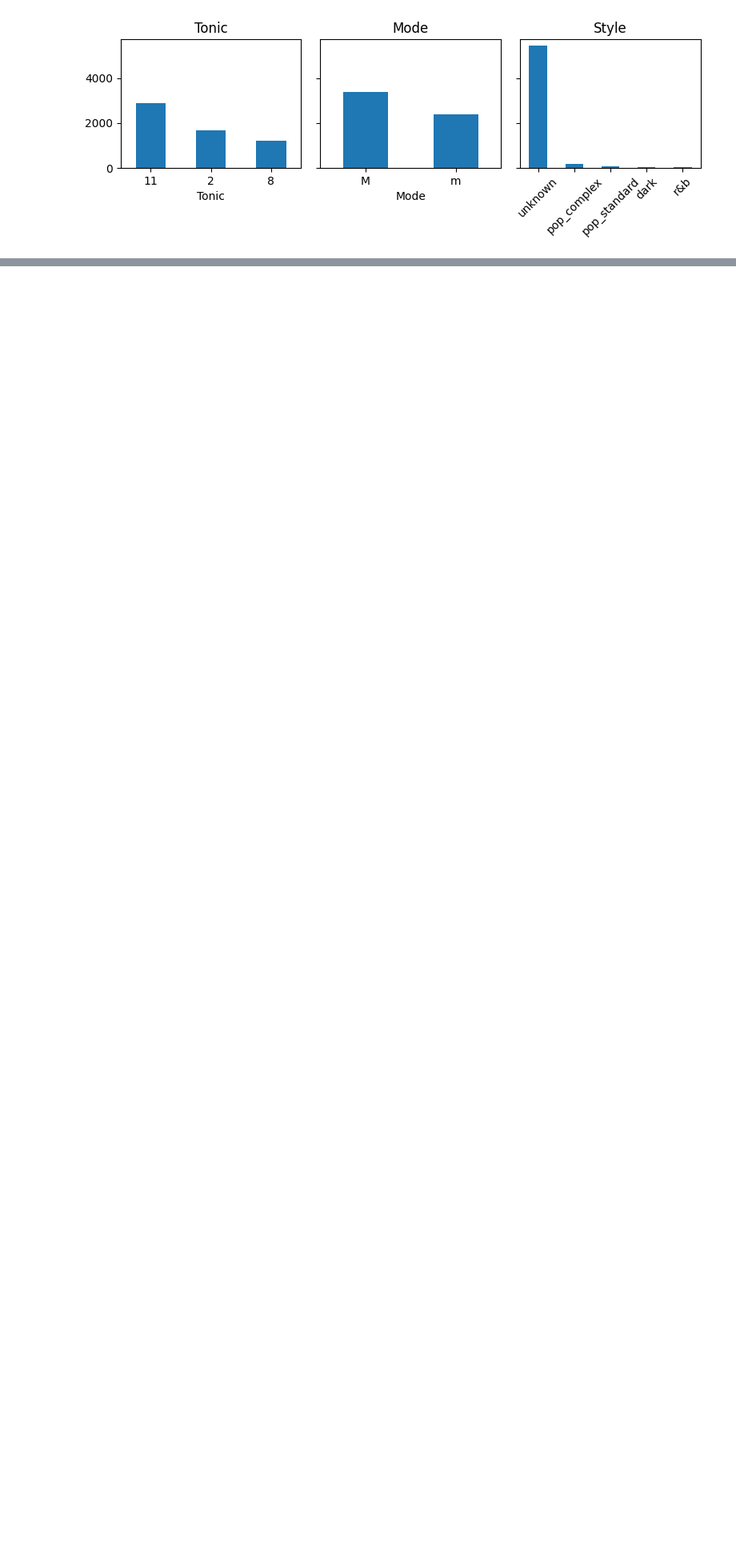
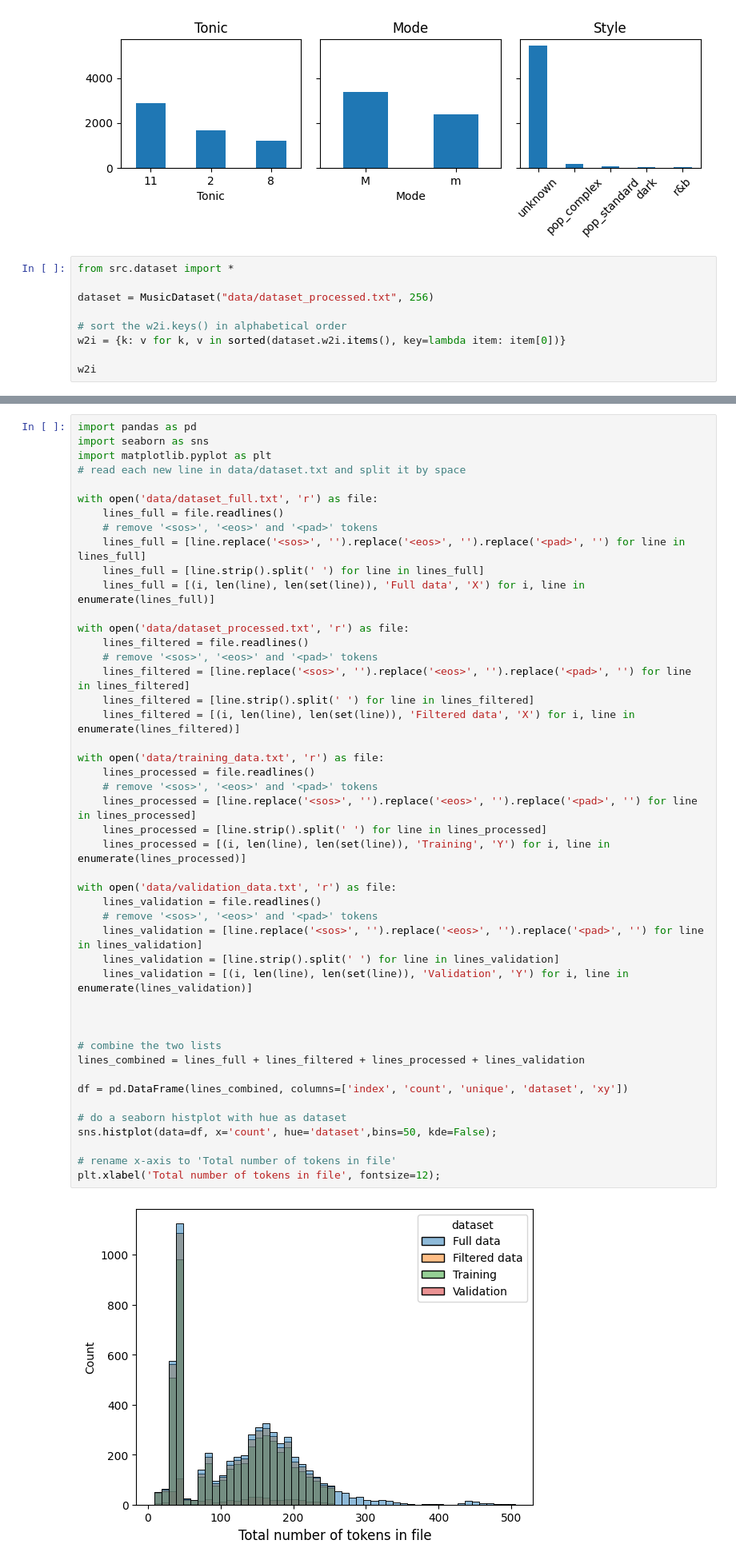
Before and after one commit to amerotz/deep_learning_project, a Jupyter notebook: plotting.ipynb, the cells around one changed output, grey strips where cells are left out. Shown at 80% size. Saved outputs shown, nothing was run; the diff lists cells and outputs as text; blank space fills up the shorter version.

```diff
--- a/plotting.ipynb
+++ b/plotting.ipynb
@@ -161,3 +161,12 @@ plt.tight_layout()
 plt.show()
 # %% [output]
 [figure]
+# %%
+from src.dataset import *
+
+dataset = MusicDataset("data/dataset_processed.txt", 256)
+
+# sort the w2i.keys() in alphabetical order
+w2i = {k: v for k, v in sorted(dataset.w2i.items(), key=lambda item: item[0])}
+
+w2i
@@ -163,0 +243,48 @@ plt.show()
+# %%
+import pandas as pd
+import seaborn as sns
+import matplotlib.pyplot as plt
+# read each new line in data/dataset.txt and split it by space
+
+with open('data/dataset_full.txt', 'r') as file:
+    lines_full = file.readlines()
+    # remove '<sos>', '<eos>' and '<pad>' tokens
+    lines_full = [line.replace('<sos>', '').replace('<eos>', '').replace('<pad>', '') for line in lines_full]
+    lines_full = [line.strip().split(' ') for line in lines_full]
+    lines_full = [(i, len(line), len(set(line)), 'Full data', 'X') for i, line in enumerate(lines_full)]
+
+with open('data/dataset_processed.txt', 'r') as file:
+    lines_filtered = file.readlines()
+    # remove '<sos>', '<eos>' and '<pad>' tokens
+    lines_filtered = [line.replace('<sos>', '').replace('<eos>', '').replace('<pad>', '') for line in lines_filtered]
+    lines_filtered = [line.strip().split(' ') for line in lines_filtered]
+    lines_filtered = [(i, len(line), len(set(line)), 'Filtered data', 'X') for i, line in enumerate(lines_filtered)]
+
+with open('data/training_data.txt', 'r') as file:
+    lines_processed = file.readlines()
+    # remove '<sos>', '<eos>' and '<pad>' tokens
+    lines_processed = [line.replace('<sos>', '').replace('<eos>', '').replace('<pad>', '') for line in lines_processed]
+    lines_processed = [line.strip().split(' ') for line in lines_processed]
+    lines_processed = [(i, len(line), len(set(line)), 'Training', 'Y') for i, line in enumerate(lines_processed)]
+
+with open('data/validation_data.txt', 'r') as file:
+    lines_validation = file.readlines()
+    # remove '<sos>', '<eos>' and '<pad>' tokens
+    lines_validation = [line.replace('<sos>', '').replace('<eos>', '').replace('<pad>', '') for line in lines_validation]
+    lines_validation = [line.strip().split(' ') for line in lines_validation]
+    lines_validation = [(i, len(line), len(set(line)), 'Validation', 'Y') for i, line in enumerate(lines_validation)]
+
+
+
+# combine the two lists
+lines_combined = lines_full + lines_filtered + lines_processed + lines_validation
+
+df = pd.DataFrame(lines_combined, columns=['index', 'count', 'unique', 'dataset', 'xy'])
+
+# do a seaborn histplot with hue as dataset
+sns.histplot(data=df, x='count', hue='dataset',bins=50, kde=False);
+
+# rename x-axis to 'Total number of tokens in file'
+plt.xlabel('Total number of tokens in file', fontsize=12);
+# %% [output]
+[figure, added]
```
Also changed, not shown: parts of 18 cells of this notebook.
